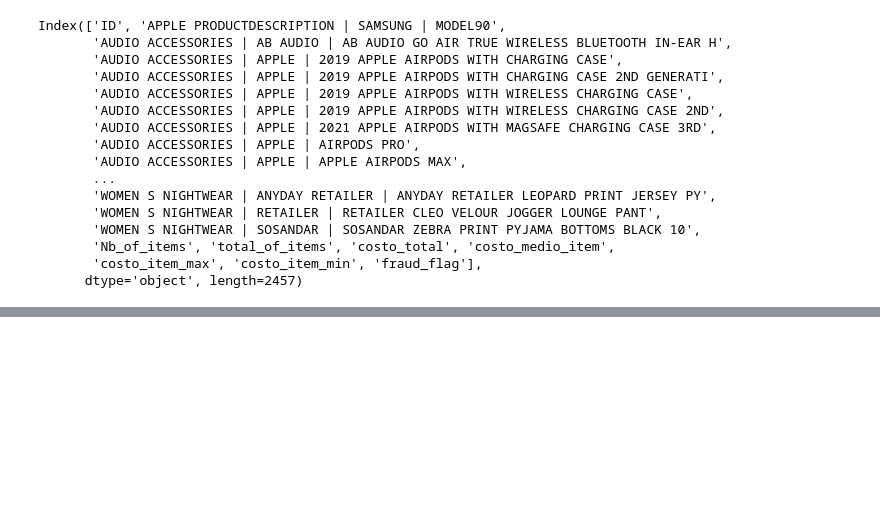
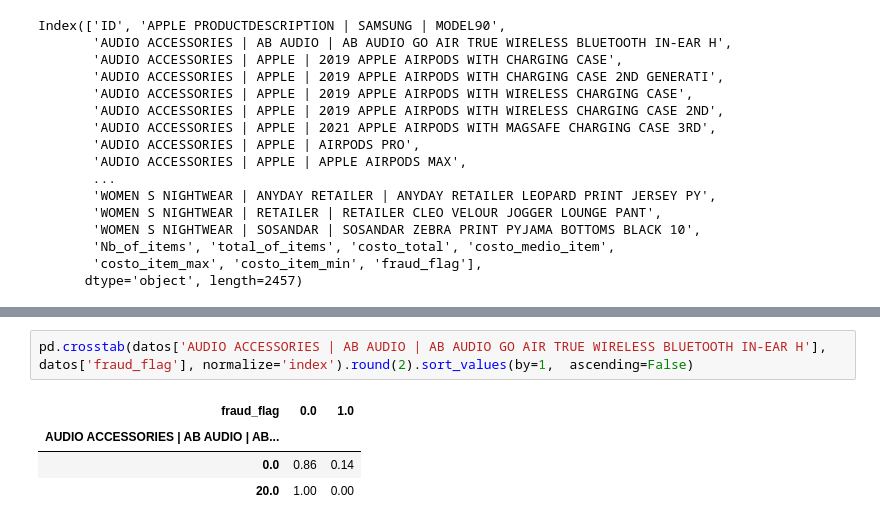
Before and after one commit to guillermocadena/niche_of_fraudsters, a Jupyter notebook: nicho_de_fraudes.ipynb, the cells around one changed output, grey strips where cells are left out. Cells and saved outputs as stored; diff of their text form; blank space fills up the shorter version.

```diff
--- a/nicho_de_fraudes.ipynb
+++ b/nicho_de_fraudes.ipynb
@@ -101,0 +132,7 @@ Index(['ID', 'APPLE PRODUCTDESCRIPTION | SAMSUNG | MODEL90',
+# %%
+pd.crosstab(datos['AUDIO ACCESSORIES | AB AUDIO | AB AUDIO GO AIR TRUE WIRELESS BLUETOOTH IN-EAR H'], datos['fraud_flag'], normalize='index').round(2).sort_values(by=1,  ascending=False)
+# %% [output]
+| fraud_flag | 0.0 | 1.0 |
+| AUDIO ACCESSORIES | AB AUDIO | AB... |  |  |
+| 0.0 | 0.86 | 0.14 |
+| 20.0 | 1.00 | 0.00 |
```
Also changed, not shown: parts of 11 cells of this notebook.
